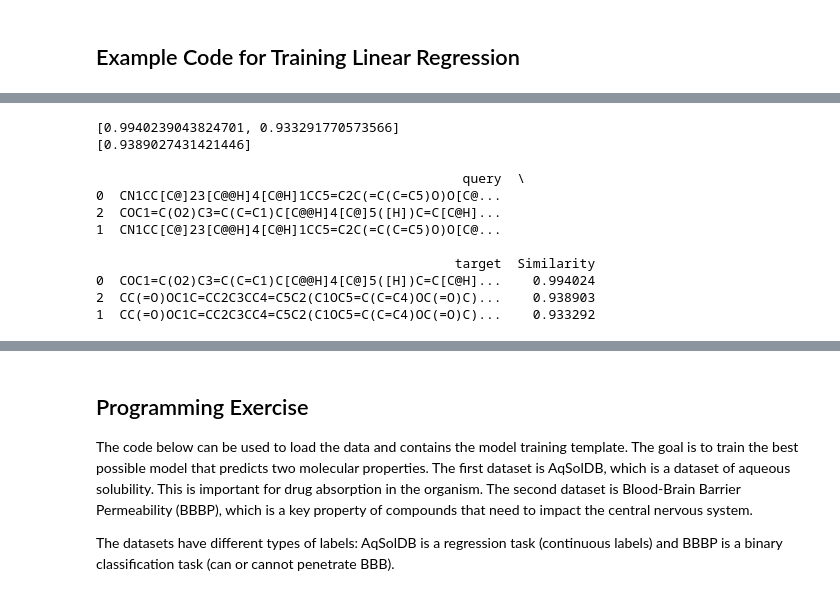
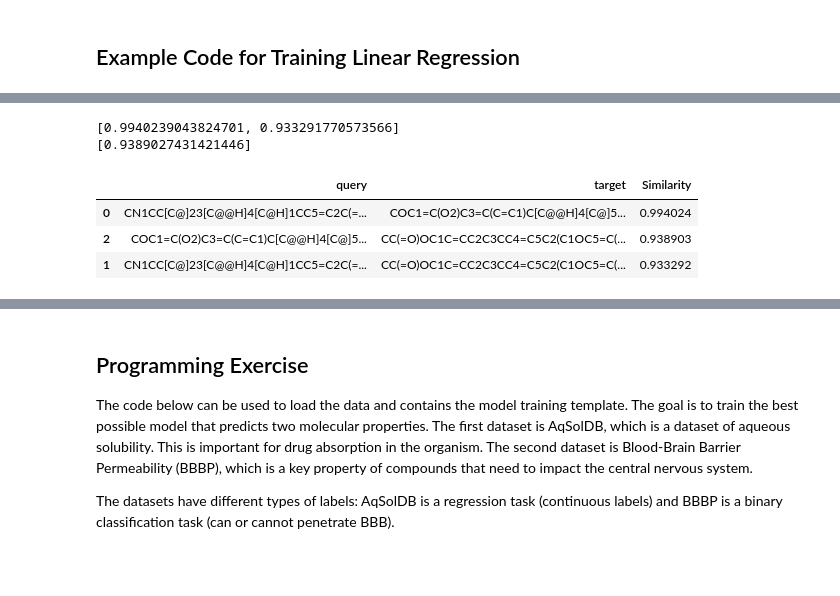
Before and after one commit to KWaniova/mldd24, a Jupyter notebook: labs/L1-machine-learning-in-chemistry/laboratory.ipynb, the cells around one changed output, grey strips where cells are left out. Saved outputs shown, nothing was run; the diff lists cells and outputs as text; code cells hidden in the pictures; blank space fills up the shorter version.

```diff
--- a/labs/L1-machine-learning-in-chemistry/laboratory.ipynb
+++ b/labs/L1-machine-learning-in-chemistry/laboratory.ipynb
@@ -184,40 +184,33 @@ fps = [FingerprintMols.FingerprintMol(x, minPath=1, maxPath=7, fpSize=2048, bits
 # %%
 from rdkit import DataStructs
 import pandas as pd
 
 # the list for the dataframe
 qu, ta, sim = [], [], []
 
 # compare all fp pairwise without duplicates
 for n in range(len(fps) - 1): # -1 so the last fp will not be used
     s = DataStructs.BulkTanimotoSimilarity(fps[n], fps[n+1:]) # +1 compare with the next to the last fp
     # print(c_smiles[n], c_smiles[n+1:]) # witch mol is compared with what group
     # collect the SMILES and values
     print(s)
     for m in range(len(s)):
         qu.append(c_smiles[n])
         ta.append(c_smiles[n+1:][m])
         sim.append(s[m])
 print()
 
 # build the dataframe and sort it
 d = {'query':qu, 'target':ta, 'Similarity':sim}
 df_final = pd.DataFrame(data=d)
 df_final = df_final.sort_values('Similarity', ascending=False)
-print(df_final)
+df_final
 
 # save as csv
-df_final.to_csv('similarity.csv', index=False, sep=',')
 # %% [output]
 [0.9940239043824701, 0.933291770573566]
 [0.9389027431421446]
-
-                                               query  \
-0  CN1CC[C@]23[C@@H]4[C@H]1CC5=C2C(=C(C=C5)O)O[C@...
-2  COC1=C(O2)C3=C(C=C1)C[C@@H]4[C@]5([H])C=C[C@H]...
-1  CN1CC[C@]23[C@@H]4[C@H]1CC5=C2C(=C(C=C5)O)O[C@...
-
-                                              target  Similarity
-0  COC1=C(O2)C3=C(C=C1)C[C@@H]4[C@]5([H])C=C[C@H]...    0.994024
-2  CC(=O)OC1C=CC2C3CC4=C5C2(C1OC5=C(C=C4)OC(=O)C)...    0.938903
-1  CC(=O)OC1C=CC2C3CC4=C5C2(C1OC5=C(C=C4)OC(=O)C)...    0.933292
+|  | query | target | Similarity |
+| 0 | CN1CC[C@]23[C@@H]4[C@H]1CC5=C2C(=... | COC1=C(O2)C3=C(C=C1)C[C@@H]4[C@]5... | 0.994024 |
+| 2 | COC1=C(O2)C3=C(C=C1)C[C@@H]4[C@]5... | CC(=O)OC1C=CC2C3CC4=C5C2(C1OC5=C(... | 0.938903 |
+| 1 | CN1CC[C@]23[C@@H]4[C@H]1CC5=C2C(=... | CC(=O)OC1C=CC2C3CC4=C5C2(C1OC5=C(... | 0.933292 |
```
Also changed, not shown: parts of 2 cells of this notebook, 6 other files.
